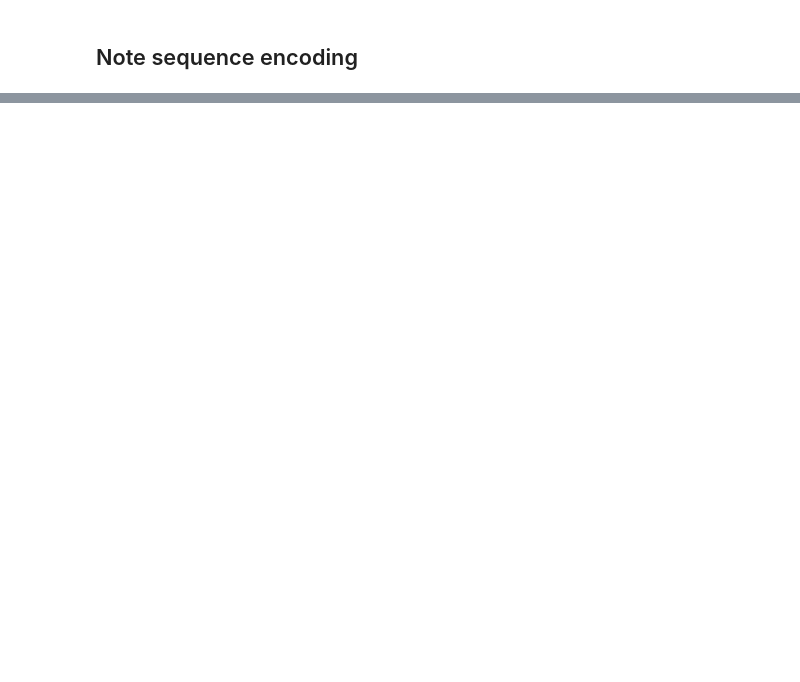
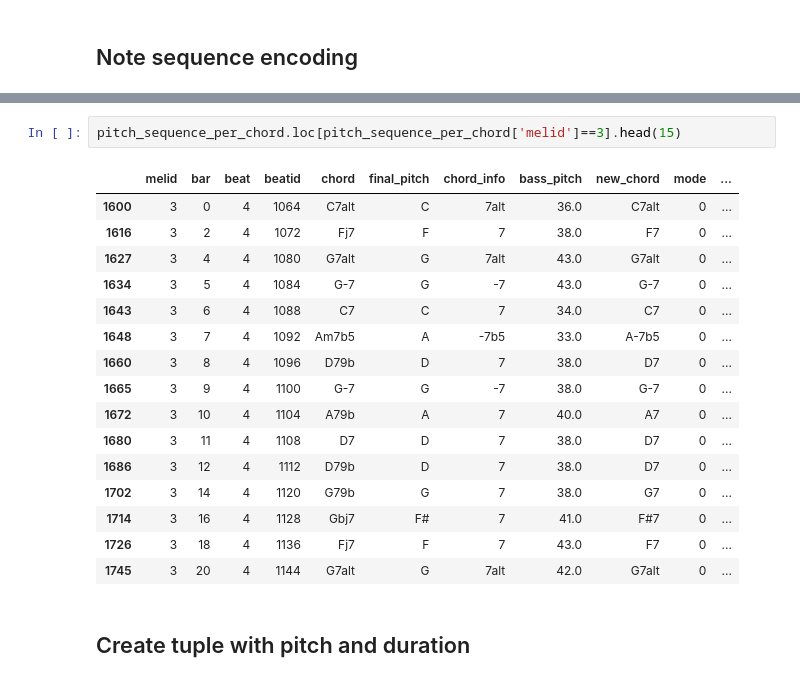
Before and after one commit to nereaiscamu/ML_project2, a Jupyter notebook: data_analysis/combine_melody_beats.ipynb, the cells around one changed output, grey strips where cells are left out. Drawn from its saved outputs; the diff is of its cells as text; blank space fills up the shorter version.

```diff
--- a/data_analysis/combine_melody_beats.ipynb
+++ b/data_analysis/combine_melody_beats.ipynb
@@ -142,0 +202,21 @@ pitch_sequence_per_chord.head(15)
+# %%
+pitch_sequence_per_chord.loc[pitch_sequence_per_chord['melid']==3].head(15)
+# %% [output]
+|  | melid | bar | beat | beatid | chord | final_pitch | chord_info | bass_pitch | new_chord | mode | ... |
+| 1600 | 3 | 0 | 4 | 1064 | C7alt | C | 7alt | 36.0 | C7alt | 0 | ... |
+| 1616 | 3 | 2 | 4 | 1072 | Fj7 | F | 7 | 38.0 | F7 | 0 | ... |
+| 1627 | 3 | 4 | 4 | 1080 | G7alt | G | 7alt | 43.0 | G7alt | 0 | ... |
+| 1634 | 3 | 5 | 4 | 1084 | G-7 | G | -7 | 43.0 | G-7 | 0 | ... |
+| 1643 | 3 | 6 | 4 | 1088 | C7 | C | 7 | 34.0 | C7 | 0 | ... |
+| 1648 | 3 | 7 | 4 | 1092 | Am7b5 | A | -7b5 | 33.0 | A-7b5 | 0 | ... |
+| 1660 | 3 | 8 | 4 | 1096 | D79b | D | 7 | 38.0 | D7 | 0 | ... |
+| 1665 | 3 | 9 | 4 | 1100 | G-7 | G | -7 | 38.0 | G-7 | 0 | ... |
+| 1672 | 3 | 10 | 4 | 1104 | A79b | A | 7 | 40.0 | A7 | 0 | ... |
+| 1680 | 3 | 11 | 4 | 1108 | D7 | D | 7 | 38.0 | D7 | 0 | ... |
+| 1686 | 3 | 12 | 4 | 1112 | D79b | D | 7 | 38.0 | D7 | 0 | ... |
+| 1702 | 3 | 14 | 4 | 1120 | G79b | G | 7 | 38.0 | G7 | 0 | ... |
+| 1714 | 3 | 16 | 4 | 1128 | Gbj7 | F# | 7 | 41.0 | F#7 | 0 | ... |
+| 1726 | 3 | 18 | 4 | 1136 | Fj7 | F | 7 | 43.0 | F7 | 0 | ... |
+| 1745 | 3 | 20 | 4 | 1144 | G7alt | G | 7alt | 42.0 | G7alt | 0 | ... |
+# %% [markdown]
+## Create tuple with pitch and duration
```
Also changed, not shown: parts of 9 cells of this notebook, 2 other files.
